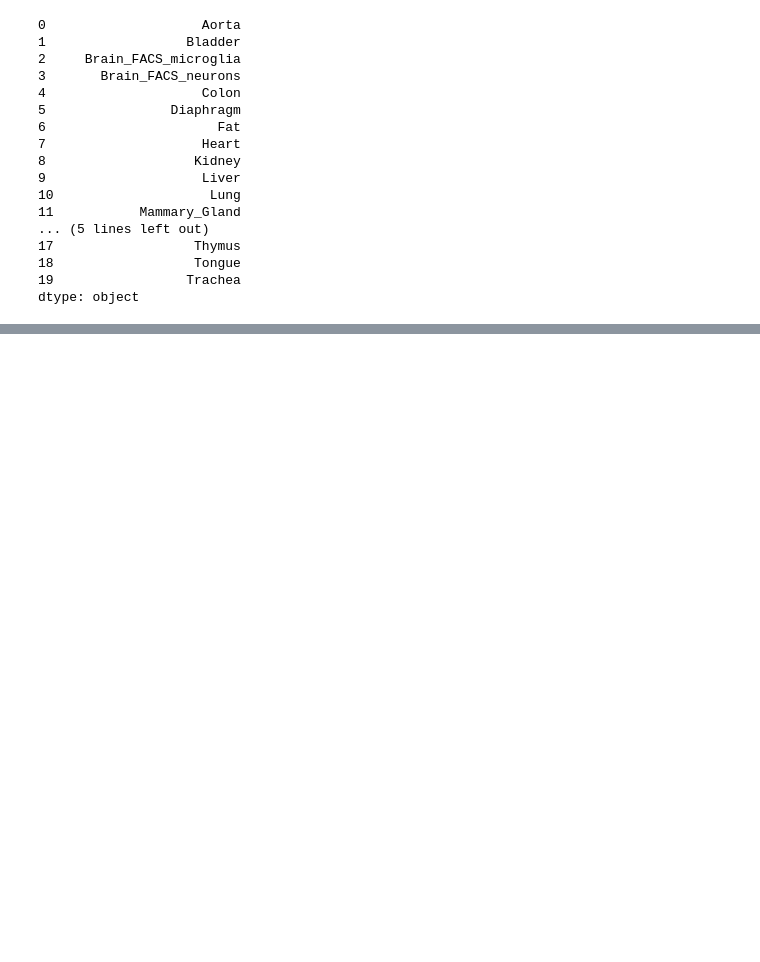
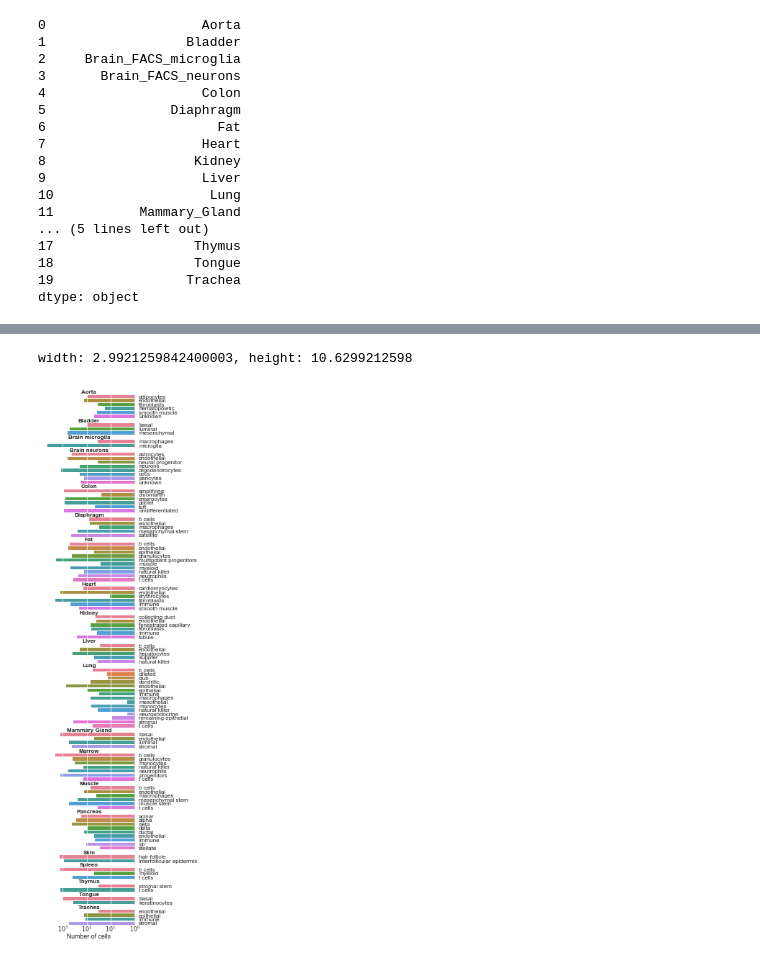
Before and after one commit to czbiohub-sf/maca, a Jupyter notebook: notebooks/024_number_cells_genes_reads_barplots.ipynb, the cells around one changed output, grey strips where cells are left out. Drawn from its saved outputs; the diff is of its cells as text; code cells hidden in the pictures; blank space fills up the shorter version.

```diff
--- a/notebooks/024_number_cells_genes_reads_barplots.ipynb
+++ b/notebooks/024_number_cells_genes_reads_barplots.ipynb
@@ -285,13 +276 @@ Trachea                  7
 dtype: int64
-# %%
-for tissue, df in cell_annotations.groupby('tissue'):
-    print(f'\n--- {tissue} ---')
-    annotation_subannotation = df.groupby('annotation_subannotation').size().reset_index()
-    annotation_subannotation = annotation_subannotation.rename(columns={0: 'n_cells'})
-    print(annotation_subannotation)
-    print(len(annotation_subannotation))
-
-    fig, ax = plt.subplots()
-    sns.barplot(x='n_cells', y='annotation_subannotation', data=annotation_subannotation, palette='husl')
-    fig.tight_layout()
-    fig.savefig(f'{figure2_folder}/barplot_n_cells_per_annotation_{tissue}.pdf')
@@ -328,3 +277,64 @@ for tissue, df in cell_annotations.groupby('tissue'):
+# %%
+mm_to_inch = 0.03937007874
+
+width = 76 * mm_to_inch
+height = 270 * mm_to_inch
+
+print(f'width: {width}, height: {height}')
+
+col = 'annotation'
+
+height_ratios = cell_annotations.groupby('tissue').apply(lambda x: len(x[col].unique()))
+
+fig, axes = plt.subplots(figsize=(width, height), nrows=len(tissues), sharex=True,
+                         gridspec_kw=dict(height_ratios=height_ratios))
+
+for (tissue, df), ax in zip(cell_annotations.groupby('tissue'), axes):
+#     print(f'\n--- {tissue} ---')
+    annotation_subannotation = np.log10(df.groupby(col).size()).reset_index()
+    annotation_subannotation = annotation_subannotation.rename(columns={0: 'n_cells'})
+    annotation_subannotation['annotation'] = annotation_subannotation['annotation'].str.replace('_', ' ')
+#     print(annotation_subannotation)
+#     print(len(annotation_subannotation))
+
+
+#     fig, ax = plt.subplots(figsize=(width, height))
+    sns.barplot(x='n_cells', y=col, data=annotation_subannotation, palette='husl', ax=ax, zorder=-1)
+#     fig.tight_layout()
+    ax.set(xlabel='', ylabel='')
+
+    # Remove "FACS"
+    tissue = tissue.replace('_FACS', '').replace('_', ' ')
+    ax.set_title(tissue, va='top', fontweight='bold', size=8)
+
+    ax.yaxis.set_ticks_position("right")
+#     ax.set_ylabel(tissue, rotation=0, ha='right')
+
+    # only y-axis grid
+#     ax.grid(axis='x')
+    ax.grid(axis='x', zorder=100, color='white')
+    ax.grid('off', axis='y')
+
+    ax.spines['left'].set_visible(False)
+
+    if ax.is_last_row():
+
+        xticklabels = [f'$10^{int(i)}$' for i in ax.get_xticks()]
+        ax.set_xlabel('Number of cells', va='center')
+        ax.set_xticklabels(xticklabels, va='center')
+
+    ax.spines['top'].set_visible(False)
+    ax.spines['bottom'].set_visible(False)
+
+
+ax.invert_xaxis()
+left, right = -0.05, 1.04
+bottom, top = -0.015, 1.01
+fig.tight_layout(h_pad=-0.1, rect=[left, bottom, right, top])
+fig.savefig(f'{figure2_folder}/barplot_n_cells_per_annotation_all.pdf')
+# %% [output]
+width: 2.9921259842400003, height: 10.6299212598
+[figure, added]
 # %%
 annotation_subannotation
 # %% [output]
```
Also changed, not shown: parts of 29 cells of this notebook, 23 other files.
